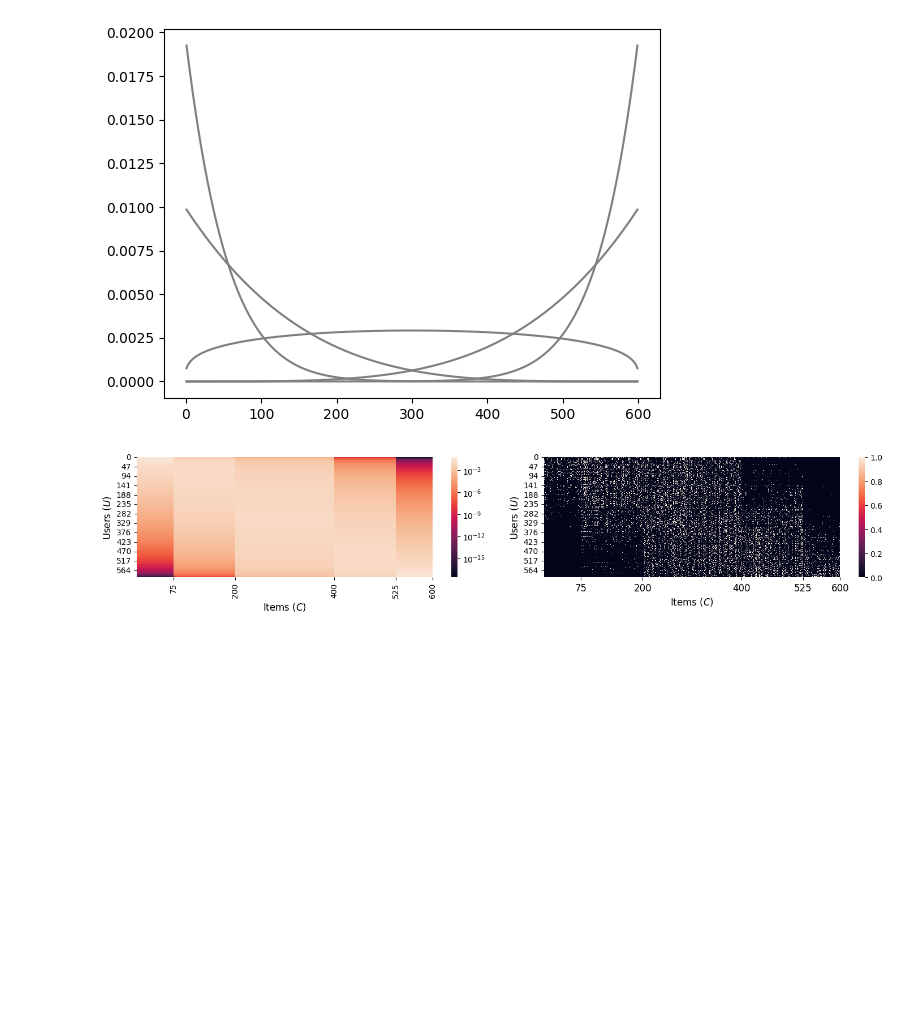
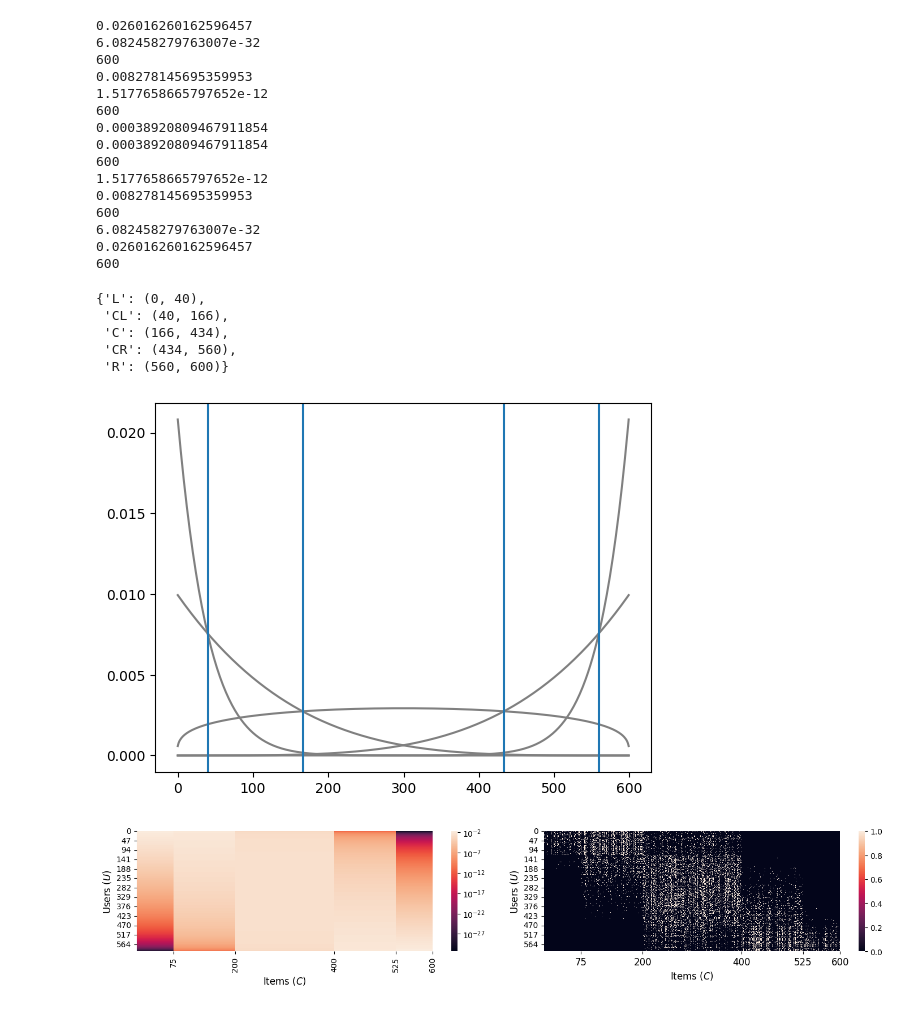
Before and after one commit to epfl-dlab/amplification_paradox, a Jupyter notebook: set_up_experiments.ipynb, the cells around one changed output. Drawn from its saved outputs; the diff is of its cells as text; code cells hidden in the pictures; blank space fills up the shorter version.

```diff
--- a/set_up_experiments.ipynb
+++ b/set_up_experiments.ipynb
@@ -24,15 +12,66 @@ parameters = {
+# %%
+parameters = {
+    "n_users": 600,
+    "n_items": 600,
+    "z": 60,
+    "list_alphas":[1, 1, 1.3, 5, 16],
+    "list_betas":[16, 5, 1.3, 1, 1],
+    "list_scales":[0.8, 1.2, 1.5, 1.2, 0.8],
+    "list_sizes": np.array([75, 125, 200, 125, 75]),
+    "k": 10,
+    "r": 20
+}
 # %%
 import scipy.stats as stats
-
+rvs = []
 for alpha, beta, scale in zip(parameters["list_alphas"],
                               parameters["list_betas"],
                               parameters["list_scales"]):
 
-    x = np.arange(1, parameters["n_users"], 1)
-    rvC = stats.betabinom(parameters["n_users"], alpha, beta)
-    plt.plot(x, rvC.pmf(x) * scale, color="#808080")
+    x = np.arange(0, parameters["n_users"], 1)
+    rv = stats.betabinom(parameters["n_users"]-1, alpha, beta)
+    print(rv.pmf(x)[0])
+    print(rv.pmf(x)[-1])
+    print(len(x))
+    rvs.append(rv.pmf(x) * scale)
+    plt.plot(x, rv.pmf(x) * scale, color="#808080")
+tmp = np.argmax(np.stack(rvs), axis=0)
+tmp = np.where(np.roll(tmp,1)!=tmp)[0][1:]
+
+for i in tmp:
+    plt.axvline(i)
+
+orie_to_low_hi = {
+    "L": (0, tmp[0]),
+    "CL": (tmp[0], tmp[1]),
+    "C": (tmp[1], tmp[2]),
+    "CR": (tmp[2], tmp[3]),
+    "R": (tmp[3], 600)
+}
+parameters["orie_to_low_hi"] = orie_to_low_hi
+orie_to_low_hi
 # %% [output]
+0.026016260162596457
+6.082458279763007e-32
+600
+0.008278145695359953
+1.5177658665797652e-12
+600
+0.00038920809467911854
+0.00038920809467911854
+600
+1.5177658665797652e-12
+0.008278145695359953
+600
+6.082458279763007e-32
+0.026016260162596457
+600
+{'L': (0, 40),
+ 'CL': (40, 166),
+ 'C': (166, 434),
+ 'CR': (434, 560),
+ 'R': (560, 600)}
-[figure, old version]
+[figure, new version]
 # %%
 def prepare_matrices(parameters, seedv=97836):
     np.random.seed(seedv)
@@ -59,7 +98,7 @@ def prepare_matrices(parameters, seedv=97836):
 S, M = prepare_matrices(parameters)
 # %%
 
-fig, axs = plt.subplots(1,2, figsize=(9,2.5), gridspec_kw={"wspace": 0.1}, sharex=True)
+fig, axs = plt.subplots(1,2, figsize=(9, 2.5), gridspec_kw={"wspace": 0.1}, sharex=True)
 
 sns.heatmap(M.X, norm=LogNorm(), ax=axs[0])
 axs[0].set_ylabel("Users ($U$)", fontsize=12)
@@ -73,5 +112,5 @@ axs[1].set_xticks(parameters["list_sizes"].cumsum())
 axs[1].set_xticklabels(parameters["list_sizes"].cumsum(), rotation=0, fontsize=12)
 set_size(fig, (14,3));
 # %% [output]
-[figure, old version]
+[figure, new version]
 # %%
```
Also changed, not shown: parts of 2 cells of this notebook, 6 other files.
